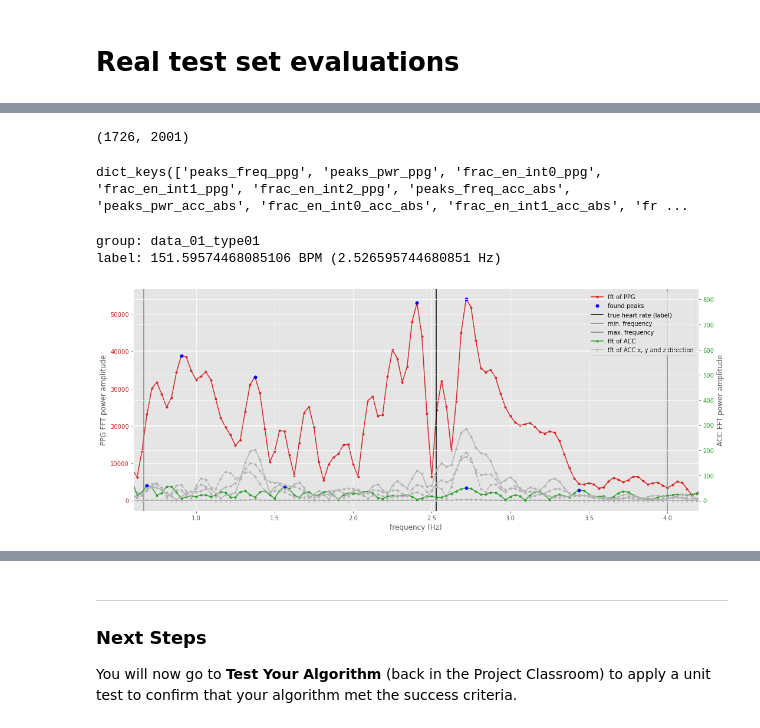
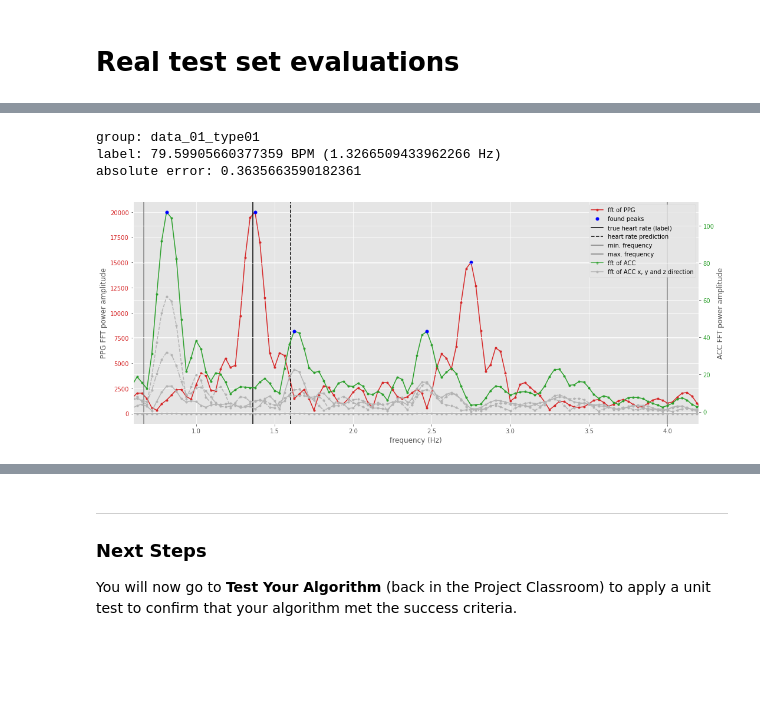
Before and after one commit to phthaloc/nd320-c4-wearable-data-project-starter, a Jupyter notebook: part_1/pulse_rate_starter.ipynb, the cells around one changed output, grey strips where cells are left out. Drawn from its saved outputs; the diff is of its cells as text; code cells hidden in the pictures; blank space fills up the shorter version.

```diff
--- a/part_1/pulse_rate_starter.ipynb
+++ b/part_1/pulse_rate_starter.ipynb
@@ -550,9 +372,0 @@ Wall time: 475 ms
-# %%
-%%time
-df_best_hparams = hyperparam_selection(
-    features=features,
-    labels=labels,
-    groups=groups,
-    n_estimators_opt=n_estimators_opt,
-    max_tree_depth_opt=max_tree_depth_opt
-)
@@ -609,4 +393,10 @@ def train_rpr_algorithm(df_hparams, features, labels):
 # %%
-model = train_rpr_algorithm(df_hparams=df_best_hparams, features=features, labels=labels)
+model = ml.train_best_rpr_algorithm(
+    features=features,
+    labels=labels,
+    df_hparams=df_best_hparams,
+    max_tree_depth=None,
+    n_estimators=None
+)
 model
 # %% [output]
@@ -743,7 +490,7 @@ accz_raw_filtered = etl.bandpass_filter(signal=input_data_raw[file_key]['accz'],
 acc_abs, _ = etl.total_accelerometer_signal(accx=accx_raw_filtered, accy=accy_raw_filtered, accz=accz_raw_filtered, n_fft=n_fft)
 lbls = labels_raw[f'ref{file_key[4:]}']/60
 
-infer_data, infer_features, infere_data_names = etl.prepare_inference_data(
+infer_data, infer_dict_features = etl.prepare_inference_data(
     ppg=ppg,
     accx=accx,
     accy=accy,
@@ -756,6 +503,7 @@ infer_data, infer_features, infere_data_names = etl.prepare_inference_data(
     peaks_param=peaks_param,
     frac_en_param=frac_en_param
 )
+infer_features, infere_data_names = etl.transform_features(dict_features=infer_dict_features)
 # predict pulse rate estimates (in bpm):
 pred = model.predict(infer_features)
 
@@ -931,32 +623,29 @@ peaks_param
-# %%
-dict_data_raw_window['freqs'].shape
-# %% [output]
-(1726, 2001)
-# %%
-dict_features.keys()#['peaks_freq_acc_sum']
-# %% [output]
-dict_keys(['peaks_freq_ppg', 'peaks_pwr_ppg', 'frac_en_int0_ppg', 'frac_en_int1_ppg', 'frac_en_int2_ppg', 'peaks_freq_acc_abs', 'peaks_pwr_acc_abs', 'frac_en_int0_acc_abs', 'frac_en_int1_acc_abs', 'fr ...
 # %%
 # plot a window data point
-i = 100
+# for i in idx_mae_all_sorted[-10:]:
+i = 10
+abr = 'sum'
 fig = plot_util.plot_window_prediction(
-    freqs=dict_data_raw_window['freqs'][i],
-    ppg_fft=dict_data_raw_window['fft_ppg'][i],
-    ppg_peaks_freqs=dict_features['peaks_freq_ppg'][i],
-    ppg_peaks_pwr=dict_features['peaks_pwr_ppg'][i],
-    ppg_label=labels[i],
-    acc_fft=dict_data_raw_window['fft_acc_abs'][i],
-    accx_fft=dict_data_raw_window['fft_accx'][i],
-    accy_fft=dict_data_raw_window['fft_accy'][i],
-    accz_fft=dict_data_raw_window['fft_accz'][i],
-    acc_peaks_freqs=dict_features['peaks_freq_acc_abs'][i],
-    acc_peaks_pwr=dict_features['peaks_pwr_acc_abs'][i],
+    freqs=infer_data_test['freqs'][i],
+    ppg_fft=infer_data_test['fft_ppg'][i],
+    ppg_peaks_freqs=infer_dict_features_test['peaks_freq_ppg'][i],
+    ppg_peaks_pwr=infer_dict_features_test['peaks_pwr_ppg'][i],
+    ppg_label=lbls_test[i],
+    ppg_pred=pred_test[i]/60,
+    acc_fft=infer_data[f'fft_acc_{abr}'][i],
+    accx_fft=infer_data['fft_accx'][i],
+    accy_fft=infer_data['fft_accy'][i],
+    accz_fft=infer_data['fft_accz'][i],
+    acc_peaks_freqs=infer_dict_features[f'peaks_freq_acc_{abr}'][i],
+    acc_peaks_pwr=infer_dict_features[f'peaks_pwr_acc_{abr}'][i],
     min_freq=min_freq,
     max_freq=max_freq
 )
 print(f'group: {groups[i]}')
 print(f'label: {labels[i]} BPM ({labels[i]/60} Hz)')
+print(f'absolute error: {abs_err_all[i]}')
 # %% [output]
 group: data_01_type01
-label: 151.59574468085106 BPM (2.526595744680851 Hz)
+label: 79.59905660377359 BPM (1.3266509433962266 Hz)
+absolute error: 0.3635663590182361
-[figure, old version]
+[figure, new version]
```
Also changed, not shown: parts of 48 cells of this notebook, 3 other files.
